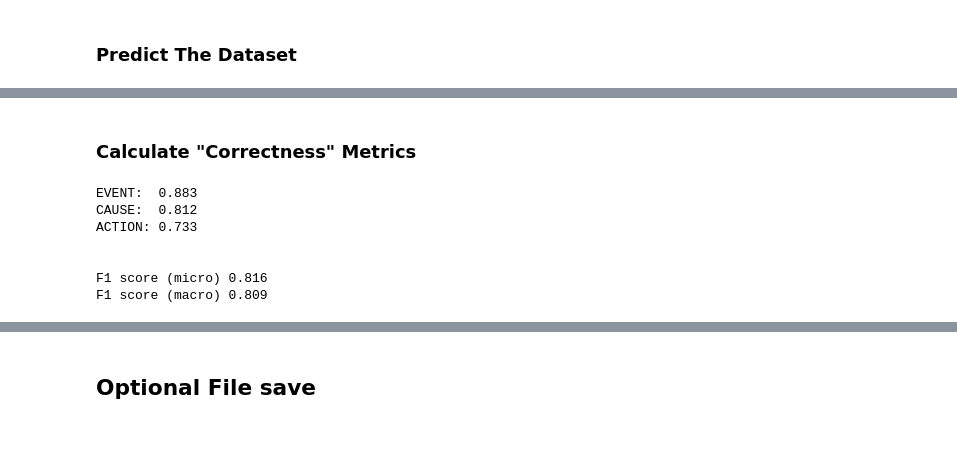
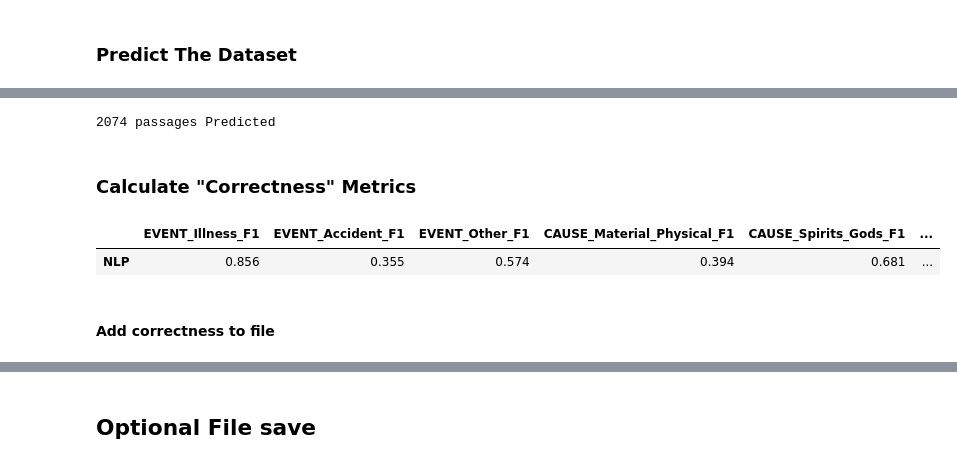
Before and after one commit to HowardZheni/eHRAF_Misfortune_NLP, a Jupyter notebook: HRAF_NLP/HRAF_MultiLabel_SubClasses_Kfolds/HRAF_Inference_multiLabel_SubClasses_Kfolds.ipynb, the cells around one changed output, grey strips where cells are left out. Cells and saved outputs as stored; diff of their text form; code cells hidden in the pictures; blank space fills up the shorter version.

```diff
--- a/HRAF_NLP/HRAF_MultiLabel_SubClasses_Kfolds/HRAF_Inference_multiLabel_SubClasses_Kfolds.ipynb
+++ b/HRAF_NLP/HRAF_MultiLabel_SubClasses_Kfolds/HRAF_Inference_multiLabel_SubClasses_Kfolds.ipynb
@@ -100,0 +151,7 @@ for text in Hraf:
+# %%
+# Predict dataset (may take about .25 seconds per passage when tested on lab mac, could differ depending on your system)
+# Also note that this pipeline is sequential and may give a warning saying it is unoptimized. Currently, using a whole dataset does not seem to reap faster results so we are remaining with sequential
+HrafOutput = predictor(Hraf, labels=labels, tokenizer_kwargs=tokenizer_kwargs, classifier=classifier)
+print(len(HrafOutput), "passages Predicted")
+# %% [output]
+2074 passages Predicted
@@ -101,32 +161,14 @@ for text in Hraf:
 # %% [markdown]
 ### Calculate "Correctness" Metrics
-# %%
-
-from sklearn.metrics import f1_score, accuracy_score
-
-df_score = pd.DataFrame(index=['NLP'], columns= [label+"_F1" for label in labels] + ["Micro_F1", "Macro_F1"])
-actual_labels = [x['actual_labels'] for x in HrafOutput]
-pred_labels = [x['pred_labels'] for x in HrafOutput]
-for index, label in enumerate(labels):
-    f1 = round(f1_score(y_true=np.array(actual_labels)[:,index], y_pred=np.array(pred_labels)[:,index]),3)
-    df_score.at['NLP', label+"_F1"] = f1
-    print(f"{label}: {(6 - len(label)) *' '}{f1}")
-
-print("\n")
-
-f1_micro = round(f1_score(y_true=actual_labels, y_pred=pred_labels, average='micro'),3)
-f1_macro = round(f1_score(y_true=actual_labels, y_pred=pred_labels, average='macro'),3)
-df_score.at['NLP', "Micro_F1"] = f1_micro
-df_score.at['NLP', "Macro_F1"] = f1_macro
-print(f'F1 score (micro) {f1_micro}\nF1 score (macro) {f1_macro}')
-# %% [output]
-EVENT:  0.883
-CAUSE:  0.812
-ACTION: 0.733
-
-
-F1 score (micro) 0.816
-F1 score (macro) 0.809
+# %%
+#get F1 scores for labels.
+df_score = score(HrafOutput, labels)
+df_score
+# %% [output]
+|  | EVENT_Illness_F1 | EVENT_Accident_F1 | EVENT_Other_F1 | CAUSE_Material_Physical_F1 | CAUSE_Spirits_Gods_F1 | ... |
+| NLP | 0.856 | 0.355 | 0.574 | 0.394 | 0.681 | ... |
+# %% [markdown]
+#### Add correctness to file
 # %%
 
 # export F1 scores to excel
```
Also changed, not shown: parts of 23 cells of this notebook, 13 other files.
